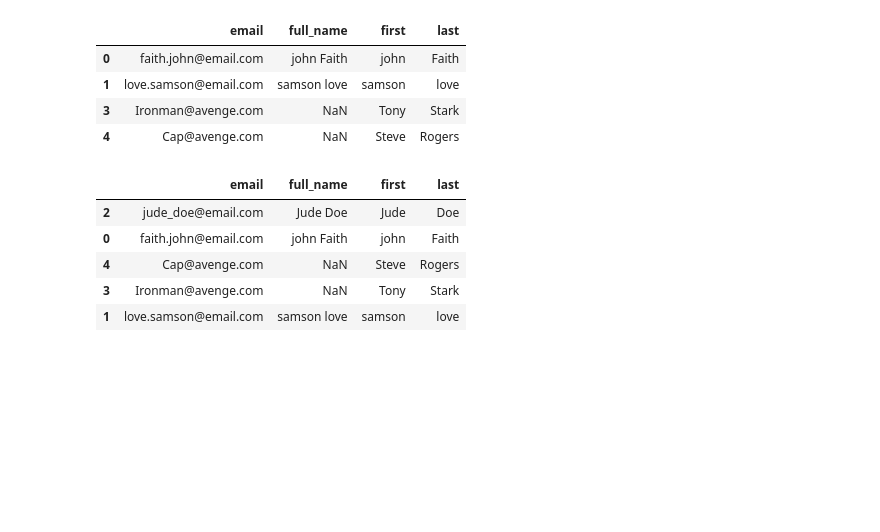
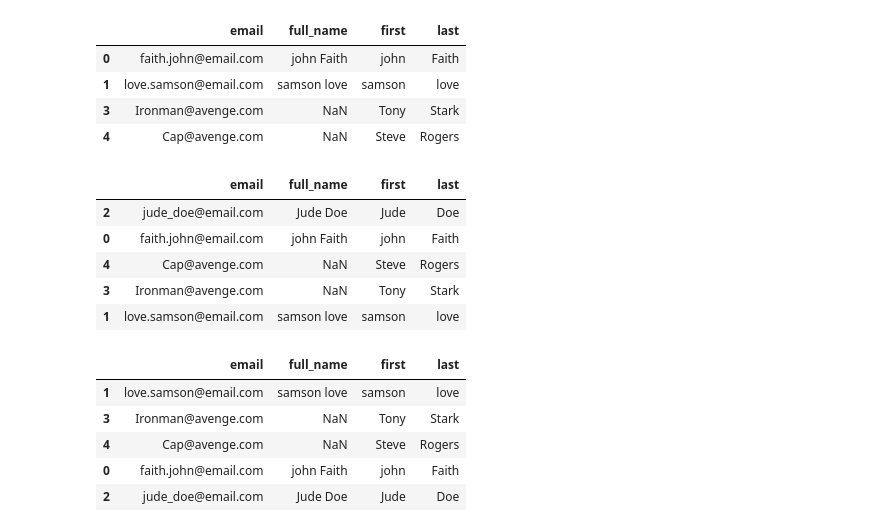
Before and after one commit to Leziga-Bakor/Advanced_Python, a Jupyter notebook: Pandas/pandas demo.ipynb, the cells around one changed output. Drawn from its saved outputs; the diff is of its cells as text; code cells hidden in the pictures; blank space fills up the shorter version.

Commit message:
sorted in descending  order using .sort_value

```diff
--- a/Pandas/pandas demo.ipynb
+++ b/Pandas/pandas demo.ipynb
@@ -704,3 +704,12 @@ p_df.sort_values(by='last')
 | 4 | Cap@avenge.com | NaN | Steve | Rogers |
 | 3 | Ironman@avenge.com | NaN | Tony | Stark |
 | 1 | love.samson@email.com | samson love | samson | love |
+# %%
+p_df.sort_values(by='last', ascending=False)
+# %% [output]
+|  | email | full_name | first | last |
+| 1 | love.samson@email.com | samson love | samson | love |
+| 3 | Ironman@avenge.com | NaN | Tony | Stark |
+| 4 | Cap@avenge.com | NaN | Steve | Rogers |
+| 0 | faith.john@email.com | john Faith | john | Faith |
+| 2 | jude_doe@email.com | Jude Doe | Jude | Doe |
```
